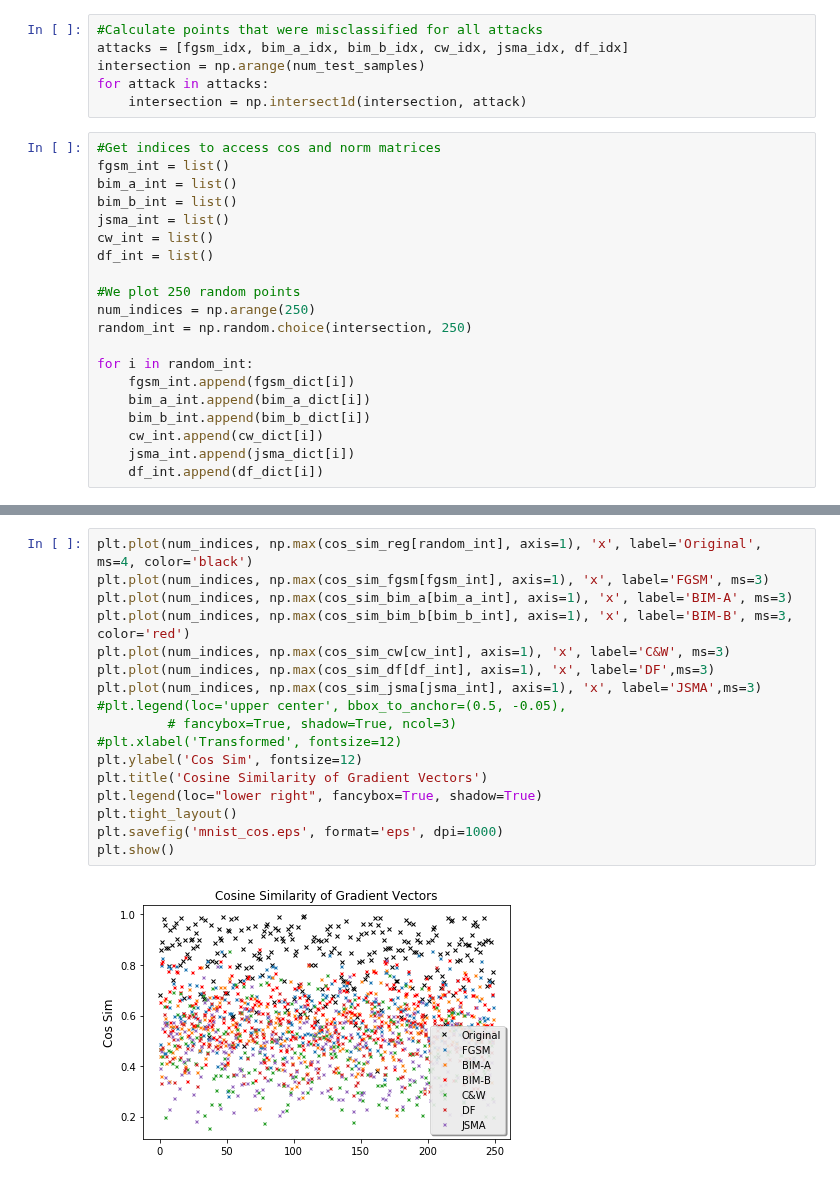
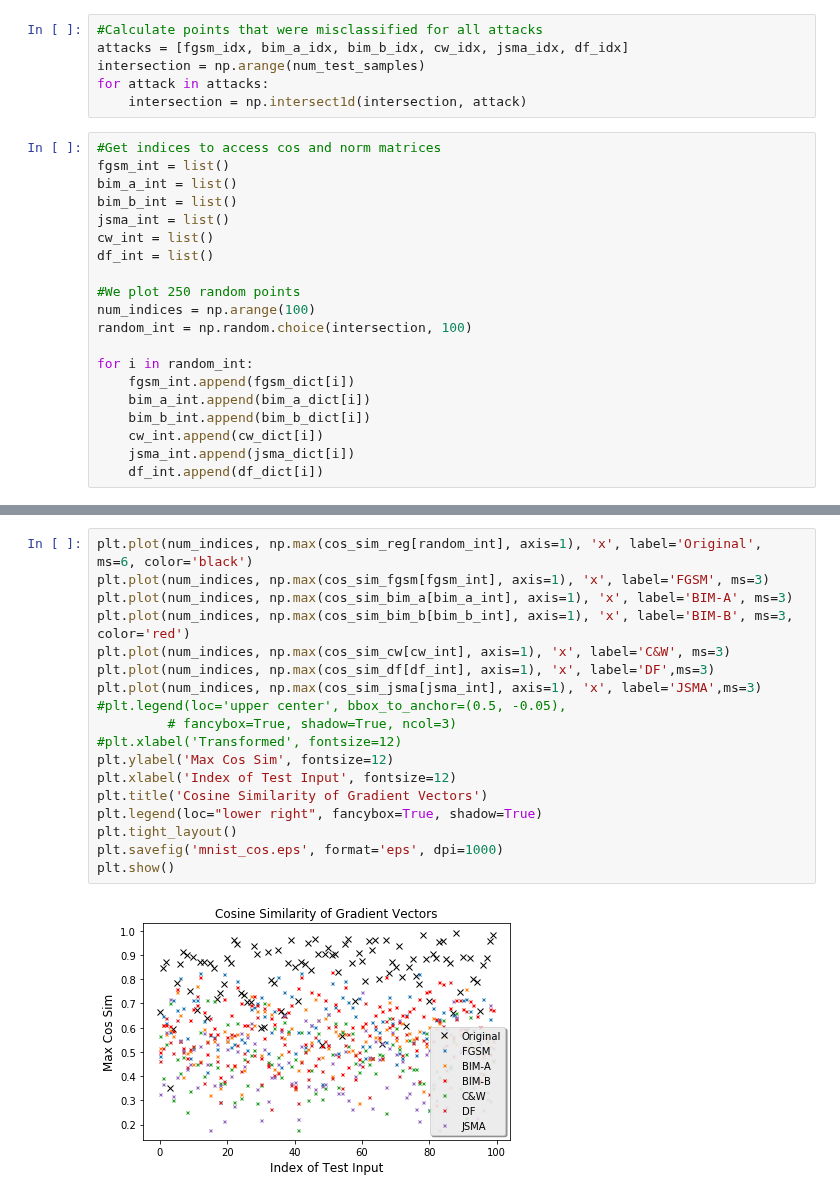
Before and after one commit to jasjeetIM/AdversarialDetector, a Jupyter notebook: notebooks/MNIST.ipynb, the cells around one changed output, grey strips where cells are left out. Cells and saved outputs as stored; diff of their text form.

```diff
--- a/notebooks/MNIST.ipynb
+++ b/notebooks/MNIST.ipynb
@@ -747,8 +773,8 @@ cw_int = list()
 df_int = list()
 
 #We plot 250 random points
-num_indices = np.arange(250)
-random_int = np.random.choice(intersection, 250)
+num_indices = np.arange(100)
+random_int = np.random.choice(intersection, 100)
 
 for i in random_int:
     fgsm_int.append(fgsm_dict[i])
@@ -777,19 +804,20 @@ plt.show()
 # %%
-plt.plot(num_indices, np.max(cos_sim_reg[random_int], axis=1), 'x', label='Original', ms=4, color='black')
+plt.plot(num_indices, np.max(cos_sim_reg[random_int], axis=1), 'x', label='Original', ms=6, color='black')
 plt.plot(num_indices, np.max(cos_sim_fgsm[fgsm_int], axis=1), 'x', label='FGSM', ms=3)
 plt.plot(num_indices, np.max(cos_sim_bim_a[bim_a_int], axis=1), 'x', label='BIM-A', ms=3)
 plt.plot(num_indices, np.max(cos_sim_bim_b[bim_b_int], axis=1), 'x', label='BIM-B', ms=3, color='red')
 plt.plot(num_indices, np.max(cos_sim_cw[cw_int], axis=1), 'x', label='C&W', ms=3)
 plt.plot(num_indices, np.max(cos_sim_df[df_int], axis=1), 'x', label='DF',ms=3)
 plt.plot(num_indices, np.max(cos_sim_jsma[jsma_int], axis=1), 'x', label='JSMA',ms=3)
 #plt.legend(loc='upper center', bbox_to_anchor=(0.5, -0.05),
          # fancybox=True, shadow=True, ncol=3)
 #plt.xlabel('Transformed', fontsize=12)
-plt.ylabel('Cos Sim', fontsize=12)
+plt.ylabel('Max Cos Sim', fontsize=12)
+plt.xlabel('Index of Test Input', fontsize=12)
 plt.title('Cosine Similarity of Gradient Vectors')
 plt.legend(loc="lower right", fancybox=True, shadow=True)
 plt.tight_layout()
 plt.savefig('mnist_cos.eps', format='eps', dpi=1000)
 plt.show()
 # %% [output]
-[figure, old version]
+[figure, new version]
```
Also changed, not shown: parts of 14 cells of this notebook, 2 other files.
